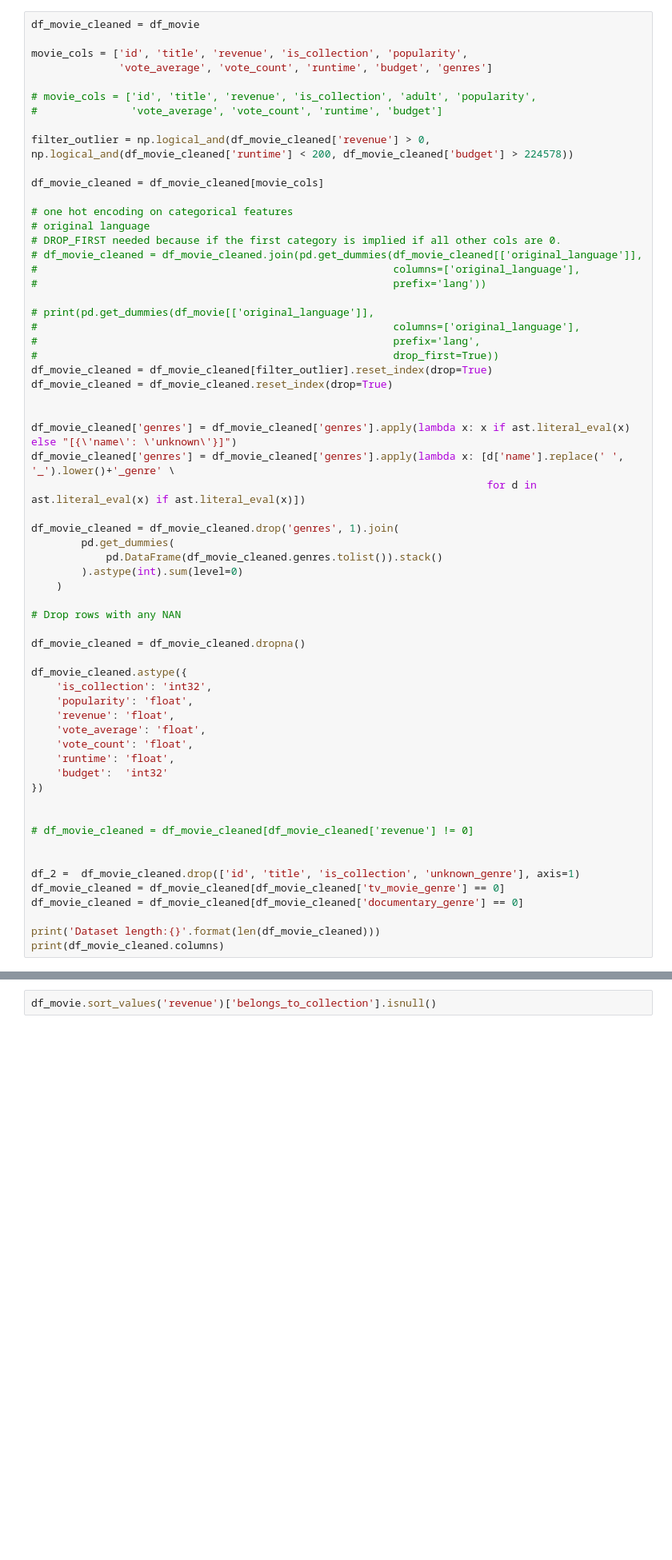
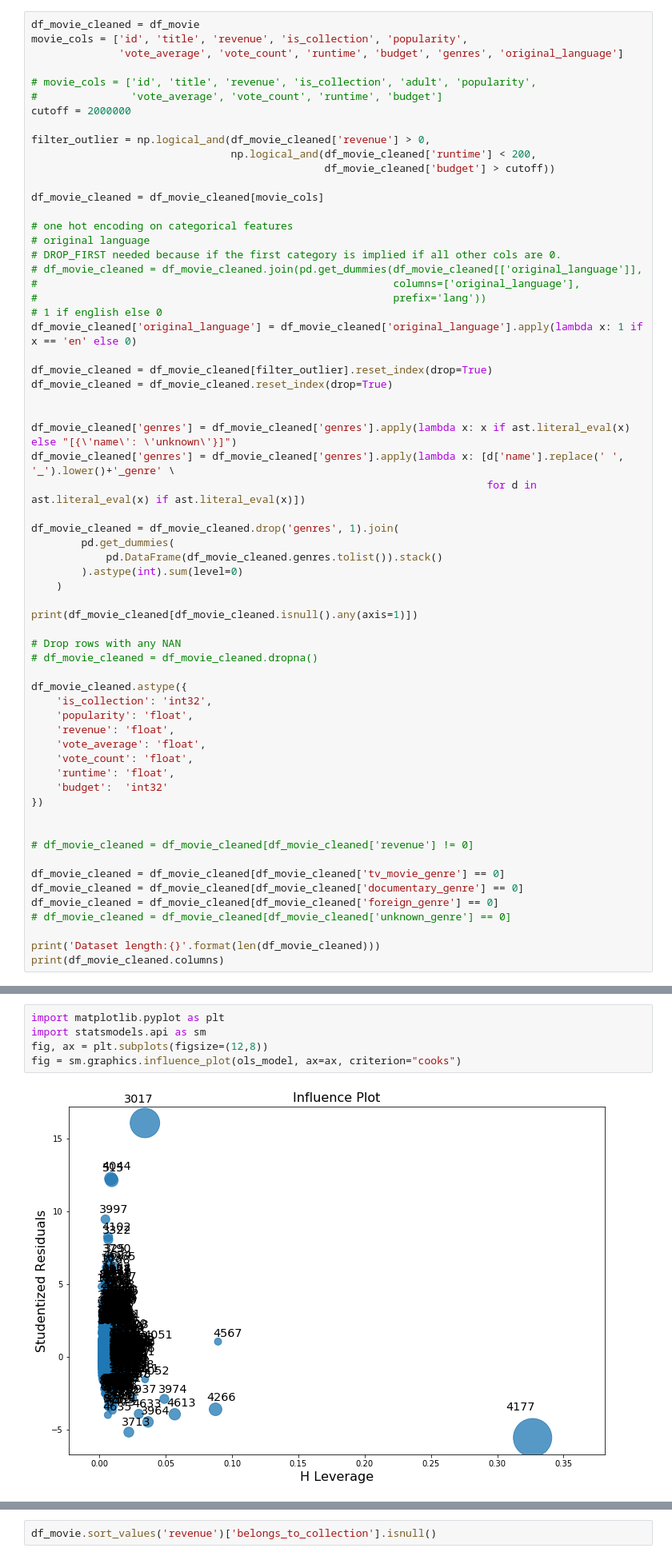
Before and after one commit to sangchoi93/ai_group_20, a Jupyter notebook: movie_dataset.ipynb, the cells around one changed output, grey strips where cells are left out. Shown at 80% size. Saved outputs shown, nothing was run; the diff lists cells and outputs as text; blank space fills up the shorter version.

```diff
--- a/movie_dataset.ipynb
+++ b/movie_dataset.ipynb
@@ -111,13 +113,15 @@ print(len(df_movie[df_movie['runtime'] > 200]))
 # %%
 df_movie_cleaned = df_movie
-
 movie_cols = ['id', 'title', 'revenue', 'is_collection', 'popularity',
-              'vote_average', 'vote_count', 'runtime', 'budget', 'genres']
+              'vote_average', 'vote_count', 'runtime', 'budget', 'genres', 'original_language']
 
 # movie_cols = ['id', 'title', 'revenue', 'is_collection', 'adult', 'popularity',
 #               'vote_average', 'vote_count', 'runtime', 'budget']
+cutoff = 2000000
 
-filter_outlier = np.logical_and(df_movie_cleaned['revenue'] > 0, np.logical_and(df_movie_cleaned['runtime'] < 200, df_movie_cleaned['budget'] > 224578))
+filter_outlier = np.logical_and(df_movie_cleaned['revenue'] > 0,
+                                np.logical_and(df_movie_cleaned['runtime'] < 200,
+                                               df_movie_cleaned['budget'] > cutoff))
 
 df_movie_cleaned = df_movie_cleaned[movie_cols]
 
@@ -127,11 +131,9 @@ df_movie_cleaned = df_movie_cleaned[movie_cols]
 # df_movie_cleaned = df_movie_cleaned.join(pd.get_dummies(df_movie_cleaned[['original_language']],
 #                                                         columns=['original_language'],
 #                                                         prefix='lang'))
+# 1 if english else 0
+df_movie_cleaned['original_language'] = df_movie_cleaned['original_language'].apply(lambda x: 1 if x == 'en' else 0)
 
-# print(pd.get_dummies(df_movie[['original_language']],
-#                                                         columns=['original_language'],
-#                                                         prefix='lang',
-#                                                         drop_first=True))
 df_movie_cleaned = df_movie_cleaned[filter_outlier].reset_index(drop=True)
 df_movie_cleaned = df_movie_cleaned.reset_index(drop=True)
 
@@ -146,9 +148,10 @@ df_movie_cleaned = df_movie_cleaned.drop('genres', 1).join(
         ).astype(int).sum(level=0)
     )
 
+print(df_movie_cleaned[df_movie_cleaned.isnull().any(axis=1)])
+
 # Drop rows with any NAN
-
-df_movie_cleaned = df_movie_cleaned.dropna()
+# df_movie_cleaned = df_movie_cleaned.dropna()
 
 df_movie_cleaned.astype({
     'is_collection': 'int32',
@@ -163,10 +166,10 @@ df_movie_cleaned.astype({
 
 # df_movie_cleaned = df_movie_cleaned[df_movie_cleaned['revenue'] != 0]
 
-
-df_2 =  df_movie_cleaned.drop(['id', 'title', 'is_collection', 'unknown_genre'], axis=1)
 df_movie_cleaned = df_movie_cleaned[df_movie_cleaned['tv_movie_genre'] == 0]
 df_movie_cleaned = df_movie_cleaned[df_movie_cleaned['documentary_genre'] == 0]
+df_movie_cleaned = df_movie_cleaned[df_movie_cleaned['foreign_genre'] == 0]
+# df_movie_cleaned = df_movie_cleaned[df_movie_cleaned['unknown_genre'] == 0]
 
 print('Dataset length:{}'.format(len(df_movie_cleaned)))
 print(df_movie_cleaned.columns)
@@ -295 +302,8 @@ Warnings:
 strong multicollinearity or other numerical problems.
+# %%
+import matplotlib.pyplot as plt
+import statsmodels.api as sm
+fig, ax = plt.subplots(figsize=(12,8))
+fig = sm.graphics.influence_plot(ols_model, ax=ax, criterion="cooks")
+# %% [output]
+[figure, added]
```
Also changed, not shown: parts of 22 cells of this notebook.
